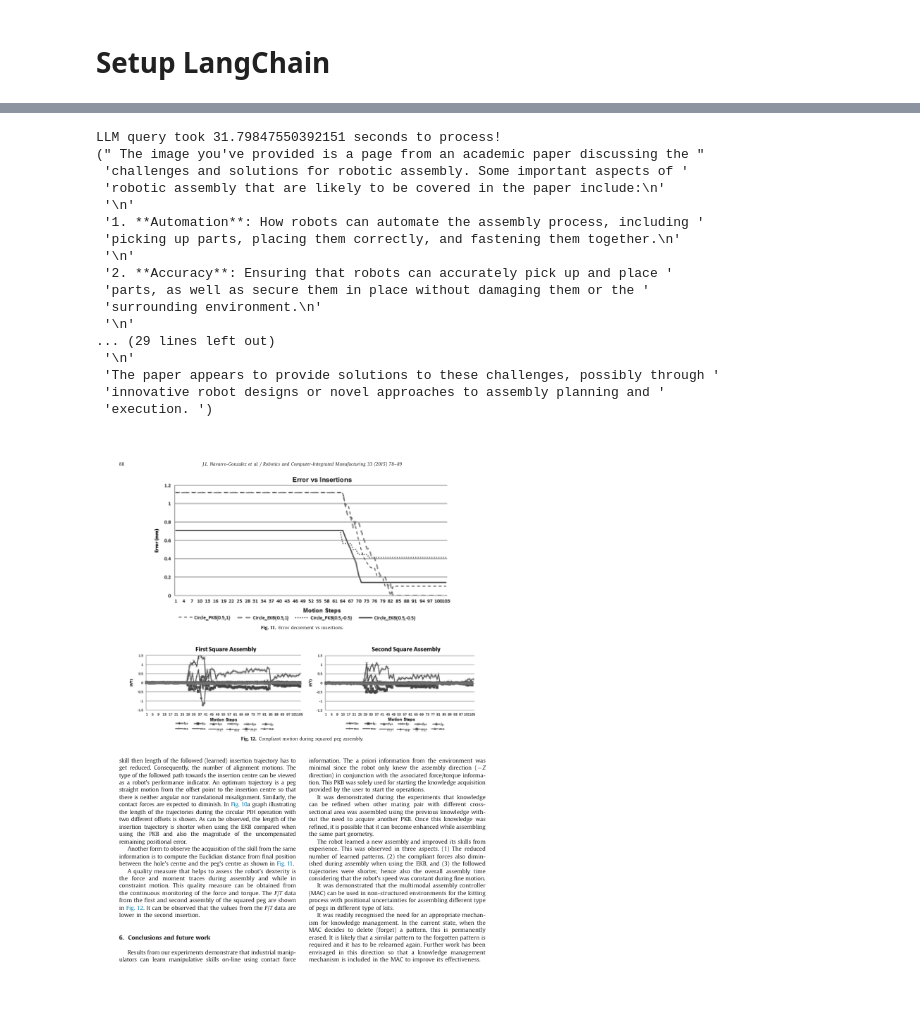
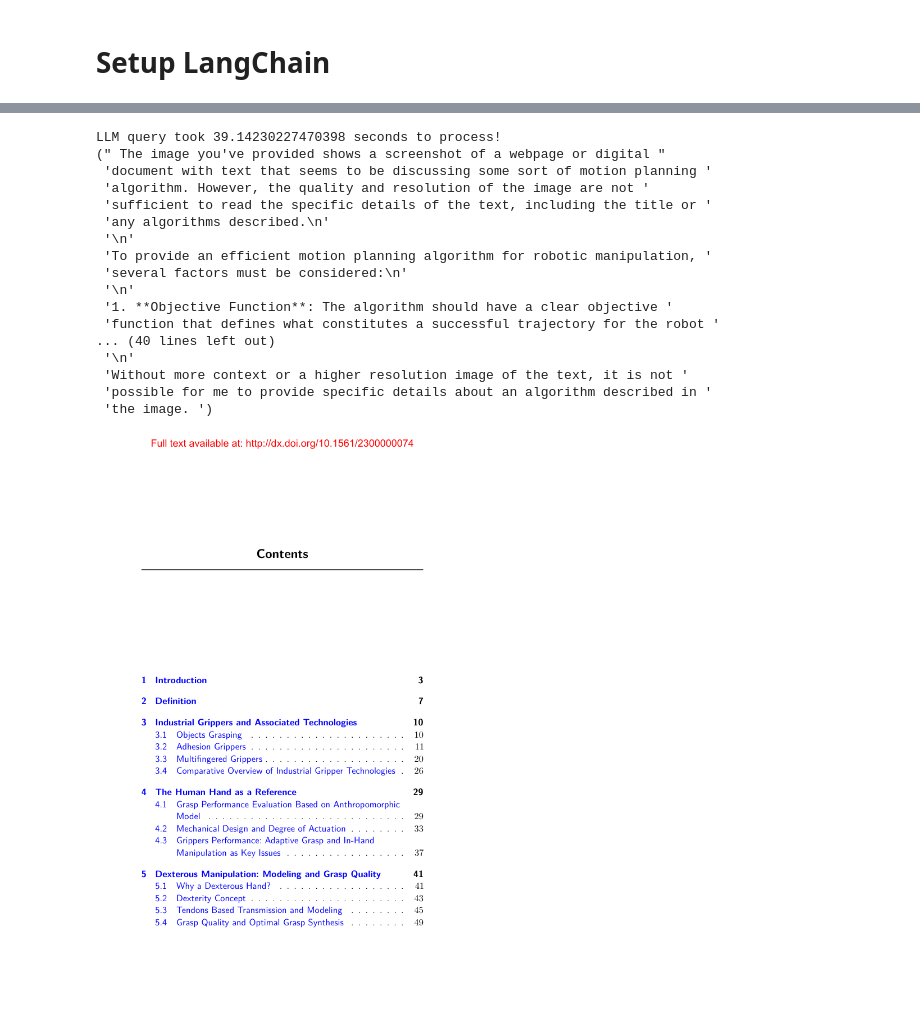
Before and after one commit to jwatson-CO-edu/Local_llama_RAG_Example, a Jupyter notebook: 04_Mass-PDF-llava-RAG.ipynb, the cells around one changed output, grey strips where cells are left out. Drawn from its saved outputs; the diff is of its cells as text; code cells hidden in the pictures.

```diff
--- a/04_Mass-PDF-llava-RAG.ipynb
+++ b/04_Mass-PDF-llava-RAG.ipynb
@@ -72,12 +75,15 @@ from aa_scrape_PDF import copy_pdfs
 
 environ["_RAG_PDF_SOURCE"] = "/media/james/FILEPILE/$_Robust_Planning/Literature/References/storage"
 environ["_RAG_PDF_DESTIN"] = "data/input/pdf"
+environ["_RAG_PDF_ERROR"]  = "data/input/BAD_PDF"
 environ["_RAG_PAGE_DESTN"] = "data/input/pages"
 environ["_RAG_VERBOSE"]    =    ""
-environ["_RAG_DOC_ADD"]    =  "50"
-environ["_RAG_DOC_LIMIT"]  = "250"
+environ["_RAG_DOC_ADD"]    =   "200"
+environ["_RAG_DOC_LIMIT"]  = "10000"
 environ["_RAG_DOC_DBASE"]  = "lit_pdf"
-environ["_RAG_VEC_DBASE"]  = "lit_vec"
+
+if not path.exists( environ["_RAG_PDF_ERROR"] ):
+    makedirs( environ["_RAG_PDF_ERROR"] )
 # %% [markdown]
 ## Determine if more docs will be loaded this session
 # %%
@@ -171,14 +226,17 @@ success
 import base64
 import io
 
-import fitz
+import fitz, pymupdf
 from PIL import Image
 
 
 def pdf_page_to_base64( pdf_path: str, page_number: int ):
+    zoom_x       = 1.5  # horizontal zoom
+    zoom_y       = 1.5  # vertical zoom
+    mat          = pymupdf.Matrix( zoom_x, zoom_y )
     pdf_document = fitz.open( pdf_path )
     page         = pdf_document.load_page(page_number - 1)  # input is one-indexed
-    pix          = page.get_pixmap()
+    pix          = page.get_pixmap( matrix = mat )
     img          = Image.frombytes("RGB", [pix.width, pix.height], pix.samples)
     buffer       = io.BytesIO()
 
@@ -202,6 +260,7 @@ if int(environ["_RAG_DOCDB_REMAIN"]) > 0:
     docIDs = [str( gen_ID() ) for _ in range( len(pages) )]
     dcmnts = [str( pg.page_content ) for pg in pages]
     metaDt = list()
+    d      = 50
 
     for i, pg in enumerate( pages ):
 
@@ -214,13 +273,19 @@ if int(environ["_RAG_DOCDB_REMAIN"]) > 0:
         metaDt.append( mDct )
 
         # Save PDF Page image #
-        pkl_i = path.join( environ["_RAG_PAGE_DESTN"], f"{id_i}.pkl" )
-        pgPic = pdf_page_to_base64( pg.metadata['source'], pg.metadata['page'] )
+        try:
+            pkl_i = path.join( environ["_RAG_PAGE_DESTN"], f"{id_i}.pkl" )
+            pgPic = pdf_page_to_base64( pg.metadata['source'], pg.metadata['page'] )
 
-        with open( pkl_i, 'wb' ) as f:
-            RAGstate['pages'][ id_i ] = str( pkl_i )
-            pickle.dump( pgPic, f )
+            with open( pkl_i, 'wb' ) as f:
+                RAGstate['pages'][ id_i ] = str( pkl_i )
+                pickle.dump( pgPic, f )
+        except Exception as e:
+            print( f"Could NOT save image ID {id_i}!, {e}" )
 
+        if (i % d == 0):
+            print( '.', end='', flush = True )
+    print()
 
     collection.add(
         ids       = docIDs,
@@ -333,8 +399,11 @@ from IPython.display import display
 from langchain_core.messages import HumanMessage
 
 def deep_doc_ask( q ):
+    bgn = now()
     res = ask_with_sources( q )
     pprint( res['response'] )
+    print( f"Initial LLM summary took {now()-bgn} seconds to process!" )
+
     pag = fetch_local_pages( res['sources'] )
 
     for p in pag:
@@ -353,5 +422,5 @@ def deep_doc_ask( q ):
         print( f"LLM query took {now()-bgn} seconds to process!" )
         pprint( response.content )
 # %%
-deep_doc_ask( "What are the important aspects of robotic assembly?" )
+deep_doc_ask( "Describe an efficient motion planning algorithm for robotic manipulation." )
 # %% [output]
@@ -394,18 +452,18 @@ LLM query took 40.79734706878662 seconds to process!
-LLM query took 31.79847550392151 seconds to process!
-(" The image you've provided is a page from an academic paper discussing the "
- 'challenges and solutions for robotic assembly. Some important aspects of '
- 'robotic assembly that are likely to be covered in the paper include:\n'
+LLM query took 39.14230227470398 seconds to process!
+(" The image you've provided shows a screenshot of a webpage or digital "
+ 'document with text that seems to be discussing some sort of motion planning '
+ 'algorithm. However, the quality and resolution of the image are not '
+ 'sufficient to read the specific details of the text, including the title or '
+ 'any algorithms described.\n'
  '\n'
- '1. **Automation**: How robots can automate the assembly process, including '
- 'picking up parts, placing them correctly, and fastening them together.\n'
+ 'To provide an efficient motion planning algorithm for robotic manipulation, '
+ 'several factors must be considered:\n'
  '\n'
- '2. **Accuracy**: Ensuring that robots can accurately pick up and place '
- 'parts, as well as secure them in place without damaging them or the '
- 'surrounding environment.\n'
+ '1. **Objective Function**: The algorithm should have a clear objective '
+ 'function that defines what constitutes a successful trajectory for the robot '
+... (40 lines left out)
  '\n'
-... (29 lines left out)
- '\n'
- 'The paper appears to provide solutions to these challenges, possibly through '
- 'innovative robot designs or novel approaches to assembly planning and '
- 'execution. ')
+ 'Without more context or a higher resolution image of the text, it is not '
+ 'possible for me to provide specific details about an algorithm described in '
+ 'the image. ')
-[figure, old version]
+[figure, new version]
```
Also changed, not shown: parts of 9 cells of this notebook.
